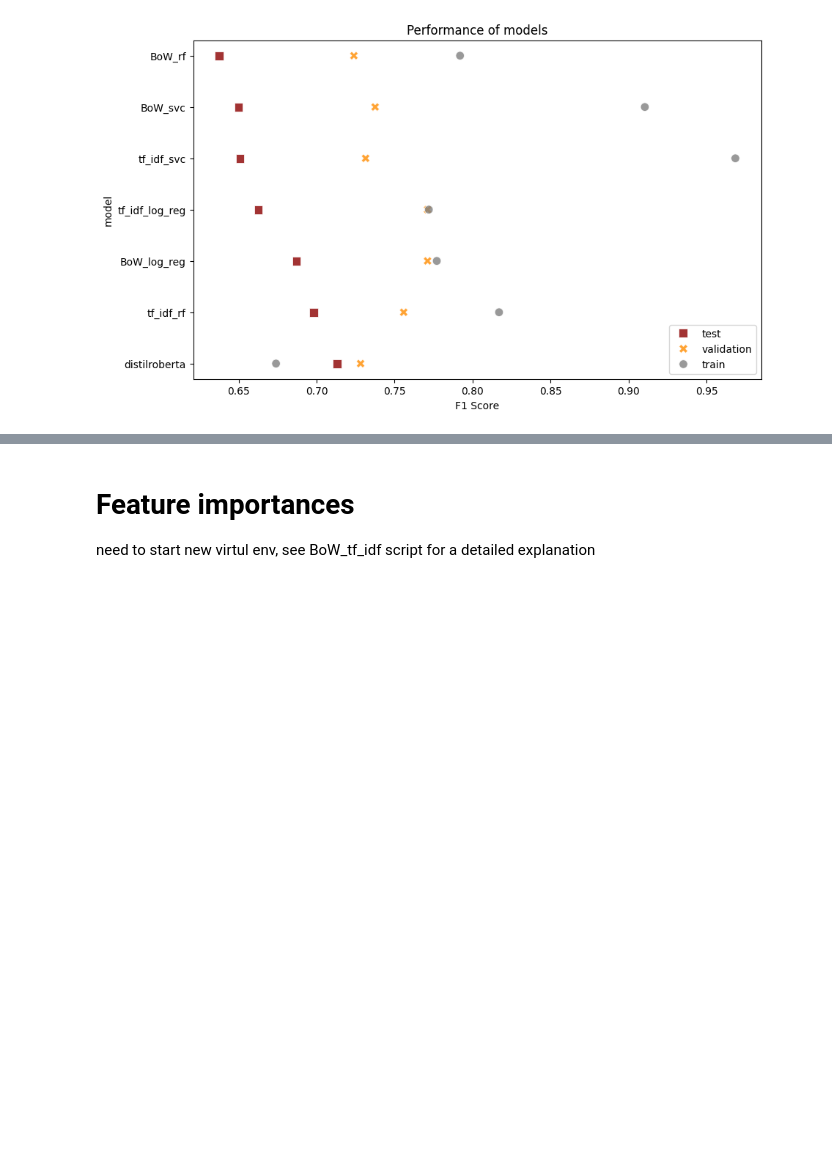
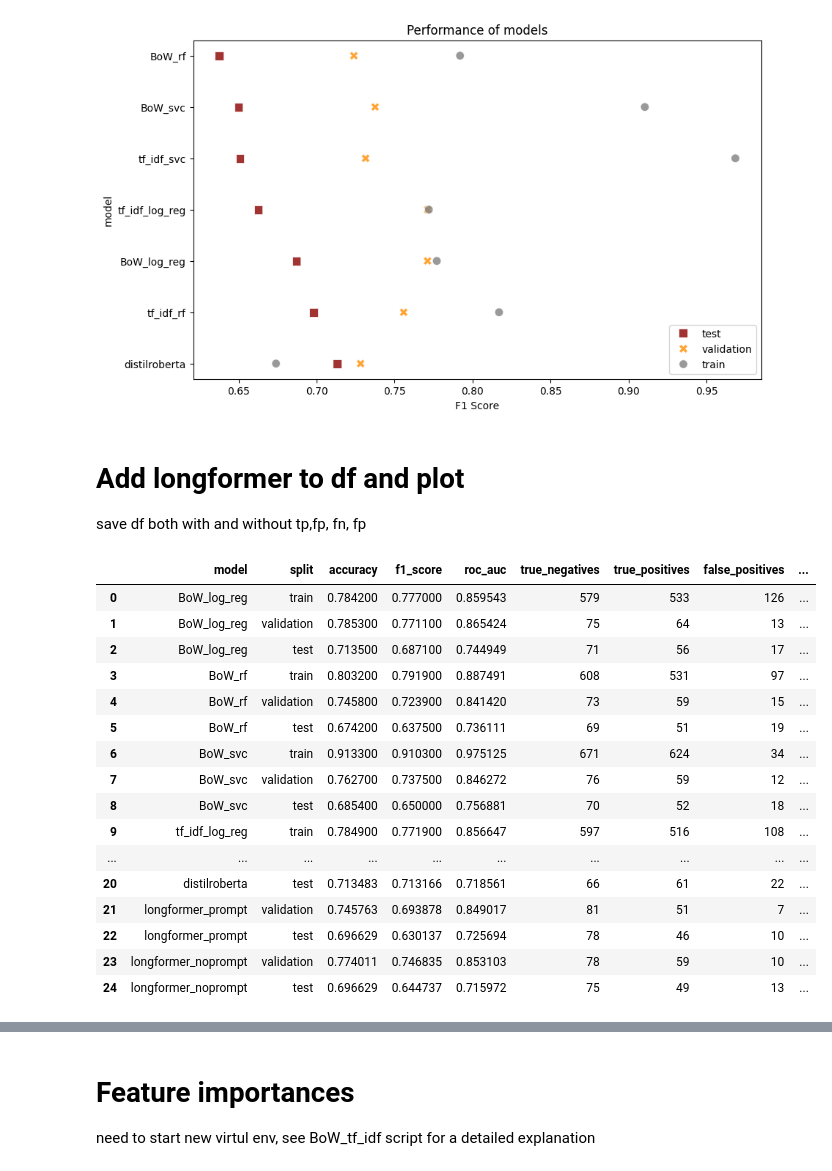
Before and after one commit to sigridbom/NLP_exam, a Jupyter notebook: 3_model_selection/DistilRoBERTa.ipynb, the cells around one changed output, grey strips where cells are left out. Drawn from its saved outputs; the diff is of its cells as text; code cells hidden in the pictures; blank space fills up the shorter version.

```diff
--- a/3_model_selection/DistilRoBERTa.ipynb
+++ b/3_model_selection/DistilRoBERTa.ipynb
@@ -283,3 +283,6 @@ performance_df_distil.drop(columns='split_order', inplace=True)
 plt.show()
 # %% [output]
 [figure]
+# %% [markdown]
+# Add longformer to df and plot
+save df both with and without tp,fp, fn, fp
@@ -285,0 +300,20 @@ plt.show()
+# %%
+all_models
+# %% [output]
+|  | model | split | accuracy | f1_score | roc_auc | true_negatives | true_positives | false_positives | ... |
+| 0 | BoW_log_reg | train | 0.784200 | 0.777000 | 0.859543 | 579 | 533 | 126 | ... |
+| 1 | BoW_log_reg | validation | 0.785300 | 0.771100 | 0.865424 | 75 | 64 | 13 | ... |
+| 2 | BoW_log_reg | test | 0.713500 | 0.687100 | 0.744949 | 71 | 56 | 17 | ... |
+| 3 | BoW_rf | train | 0.803200 | 0.791900 | 0.887491 | 608 | 531 | 97 | ... |
+| 4 | BoW_rf | validation | 0.745800 | 0.723900 | 0.841420 | 73 | 59 | 15 | ... |
+| 5 | BoW_rf | test | 0.674200 | 0.637500 | 0.736111 | 69 | 51 | 19 | ... |
+| 6 | BoW_svc | train | 0.913300 | 0.910300 | 0.975125 | 671 | 624 | 34 | ... |
+| 7 | BoW_svc | validation | 0.762700 | 0.737500 | 0.846272 | 76 | 59 | 12 | ... |
+| 8 | BoW_svc | test | 0.685400 | 0.650000 | 0.756881 | 70 | 52 | 18 | ... |
+| 9 | tf_idf_log_reg | train | 0.784900 | 0.771900 | 0.856647 | 597 | 516 | 108 | ... |
+| ... | ... | ... | ... | ... | ... | ... | ... | ... | ... |
+| 20 | distilroberta | test | 0.713483 | 0.713166 | 0.718561 | 66 | 61 | 22 | ... |
+| 21 | longformer_prompt | validation | 0.745763 | 0.693878 | 0.849017 | 81 | 51 | 7 | ... |
+| 22 | longformer_prompt | test | 0.696629 | 0.630137 | 0.725694 | 78 | 46 | 10 | ... |
+| 23 | longformer_noprompt | validation | 0.774011 | 0.746835 | 0.853103 | 78 | 59 | 10 | ... |
+| 24 | longformer_noprompt | test | 0.696629 | 0.644737 | 0.715972 | 75 | 49 | 13 | ... |
```
Also changed, not shown: parts of 8 cells of this notebook, 4 other files.
